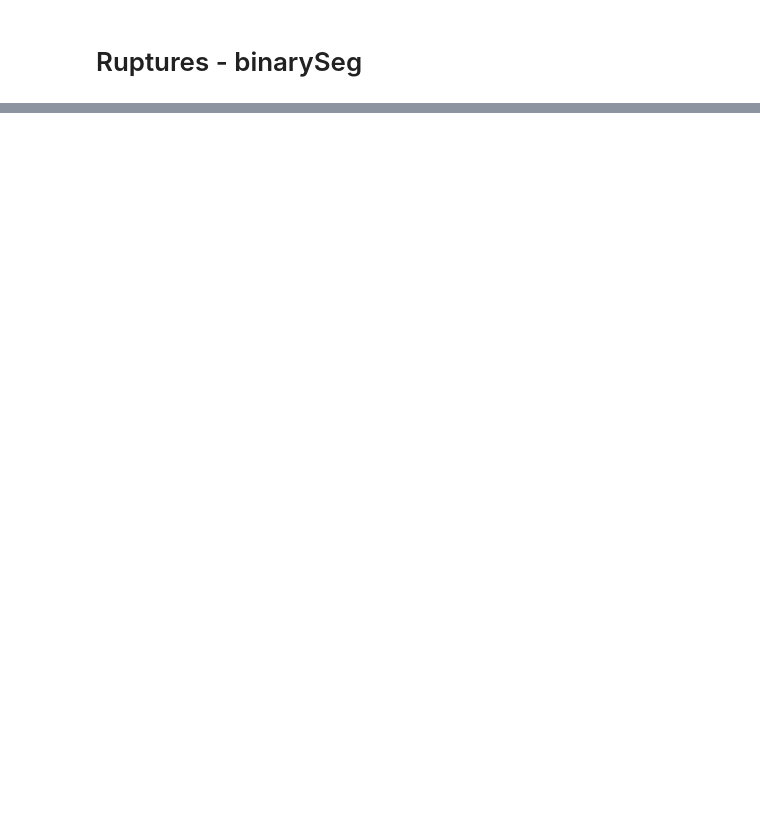
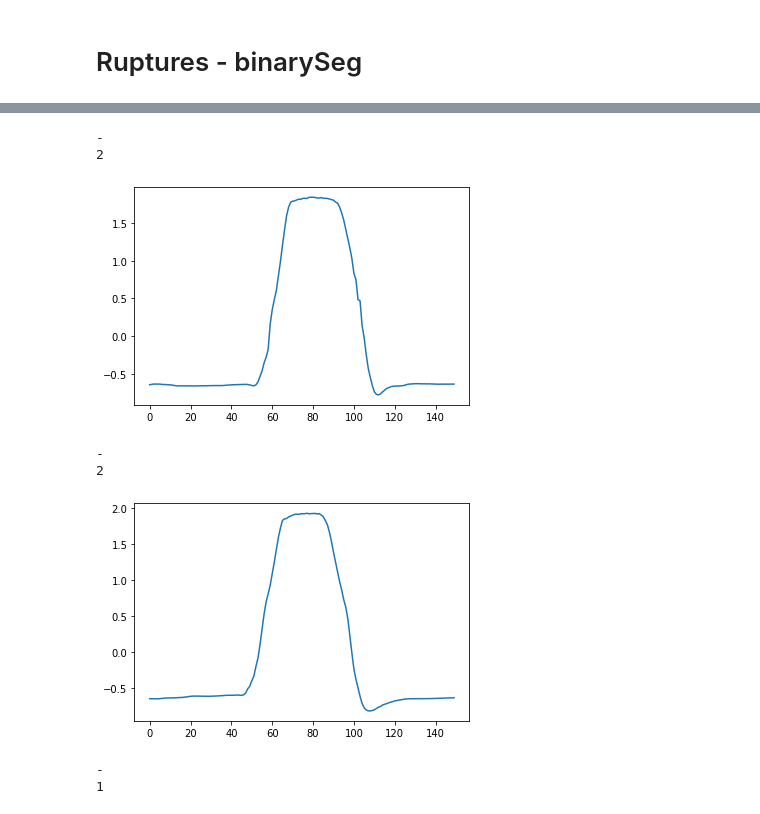
Before and after one commit to damjam212/TimeSeriesSegmentation, a Jupyter notebook: Data_segmentation.ipynb, the cells around one changed output, grey strips where cells are left out. Cells and saved outputs as stored; diff of their text form; code cells hidden in the pictures; blank space fills up the shorter version.

Commit message:
feat: add code for diffrent datasets loading

```diff
--- a/Data_segmentation.ipynb
+++ b/Data_segmentation.ipynb
@@ -38,9 +38,9 @@ def stack_time_series(df):
     Returns:
         A pandas dataframe with shape [dimensions of input data,original count of time series]
     """
-    dimensionality = df.iloc[0,0].shape[0] # assumption that data dimensionality is the number of rows of first element in dataframe
+    dimensionality = df.iloc[0,0].shape[0] if type(df.iloc[0,0][0]) == np.void else 1  # assumption that data dimensionality is the number of rows of first element in dataframe
     # also the first column is expected to store data (second stores classification)
-
+    chunk_size = len(df.iloc[0,0][0])
     # creating new data frame
     stacked = pd.DataFrame(index=np.arange(dimensionality), columns=np.arange(1))
 
@@ -50,10 +50,18 @@ def stack_time_series(df):
     # filling the dataframe with data
     for index, row in df.iterrows():
         i = 0
-        for r in row[0]:
-             stacked.iloc[i,0] = np.concatenate((stacked.iloc[i,0],np.array(r.tolist())))
-             i += 1
+        if type(row[0][0]) == np.void:
+            for r in row[0]:
+                #print((type(r))==np.void)
+                stacked.iloc[i,0] = np.concatenate((stacked.iloc[i,0],np.array(r.tolist())))
+                i += 1
+        else:
+             stacked.iloc[0,0] = np.concatenate((stacked.iloc[i,0],row[0]))
     return stacked
+
+random_stacked, change_points = stack_time_series_randomly(df,42,100)
+random_stacked = dataframe_to_ndarray(random_stacked)
+
 
 def dataframe_to_ndarray(df):
     """This function creates ndarray(2 dmiensional, shape: length x dim) of dataframe (shape: dim x length)
@@ -446,0 +639,62 @@ evaluation
+# %%
+from sktime.datasets import load_airline, load_basic_motions, load_arrow_head, load_gunpoint, load_osuleaf, load_italy_power_demand, load_shampoo_sales, load_longley, load_uschange, load_macroeconomic
+
+# Wczytywanie 10 różnych zestawów danych
+data1 = load_airline()
+data2 = load_basic_motions(return_type="numpy3d")
+data3 = load_arrow_head()
+gun= load_gunpoint(split="Train",return_X_y=False )
+data5 = load_osuleaf()
+data6 = load_italy_power_demand()
+data7 = load_shampoo_sales()
+data8 = load_longley()
+data9 = load_uschange()
+data10 = load_macroeconomic()
+
+#help(load_basic_motions)
+
+
+
+print("-")
+print(gun.iloc[0,1])
+plt.plot(gun.iloc[0,0])
+plt.show()
+print("-")
+print(gun.iloc[1,1])
+plt.plot(gun.iloc[1,0])
+plt.show()
+print("-")
+print(gun.iloc[3,1])
+plt.plot(gun.iloc[3,0])
+plt.show()
+
+# gun_stacked, change_points = stack_time_series_randomly(gun,42,150)
+
+# gun_stacked_ndarray = dataframe_to_ndarray(gun_stacked)
+
+change_points = gun.iloc[:,1]
+
+print(change_points)
+ch = np.array([],dtype="int64")
+l_c = change_points[0]
+for i,p in change_points.items():
+    if(l_c != p):
+        ch = np.append(ch,int(i*150))
+    l_c = p
+change_points  = ch
+gun_stacked = stack_time_series(gun,150)
+gun_stacked_ndarray = dataframe_to_ndarray(gun_stacked)
+
+# x = np.array(X_train).transpose()
+print(change_points)
+plt.plot(gun_stacked_ndarray[5100:5600])
+#print(y_train)
+# %% [output]
+-
+2
+[figure, added]
+-
+2
+[figure, added]
+-
+1
```
Also changed, not shown: parts of 25 cells of this notebook.
